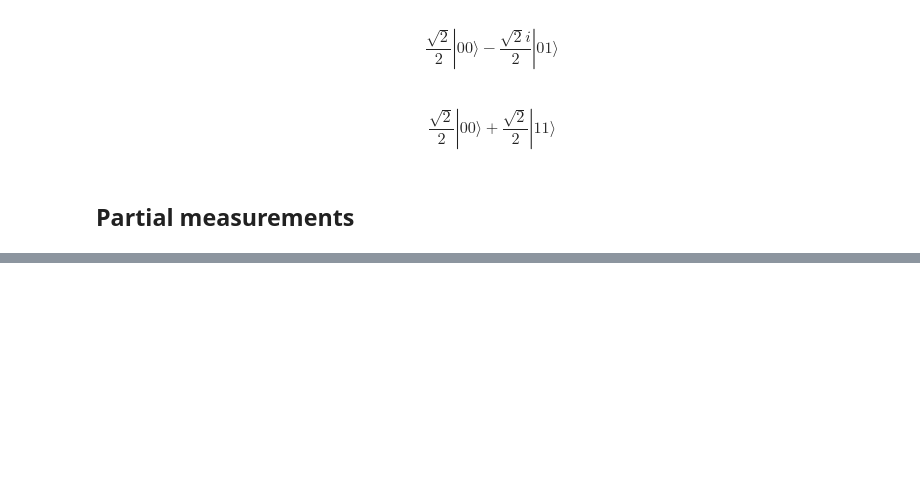
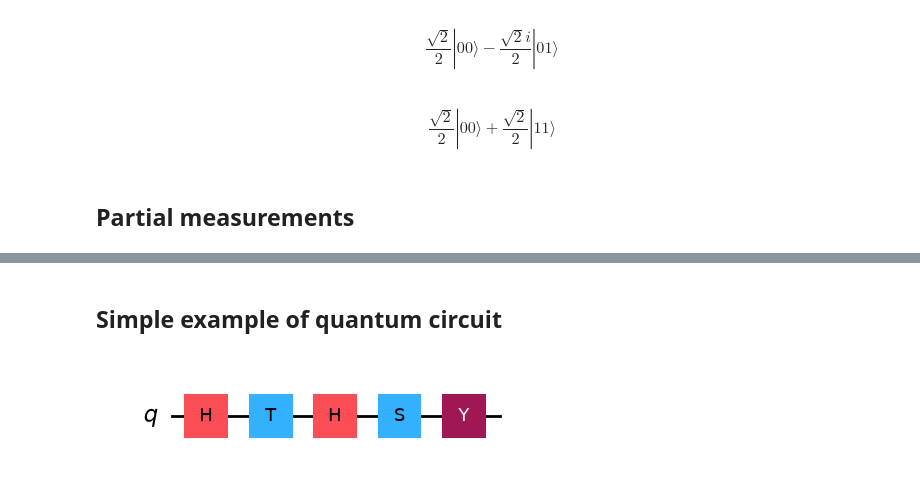
Before and after one commit to suranjannandi-git/quantum-qiskit, a Jupyter notebook: Basics of quantum information/2.basics-multi-system.ipynb, the cells around one changed output, grey strips where cells are left out. Saved outputs shown, nothing was run; the diff lists cells and outputs as text; code cells hidden in the pictures; blank space fills up the shorter version.

```diff
--- a/Basics of quantum information/basics-multi-system.ipynb
+++ b/Basics of quantum information/2.basics-multi-system.ipynb
@@ -131,0 +132,16 @@ $$ |010\rangle$$
+# %% [markdown]
+## Simple example of quantum circuit
+# %%
+from qiskit import QuantumCircuit
+
+circuit = QuantumCircuit(1)
+
+circuit.h(0)
+circuit.t(0)
+circuit.h(0)
+circuit.s(0)
+circuit.y(0)
+
+display(circuit.draw(output="mpl"))
+# %% [output]
+[figure, added]
```
Also changed, not shown: parts of 3 cells of this notebook, 1 other file.
